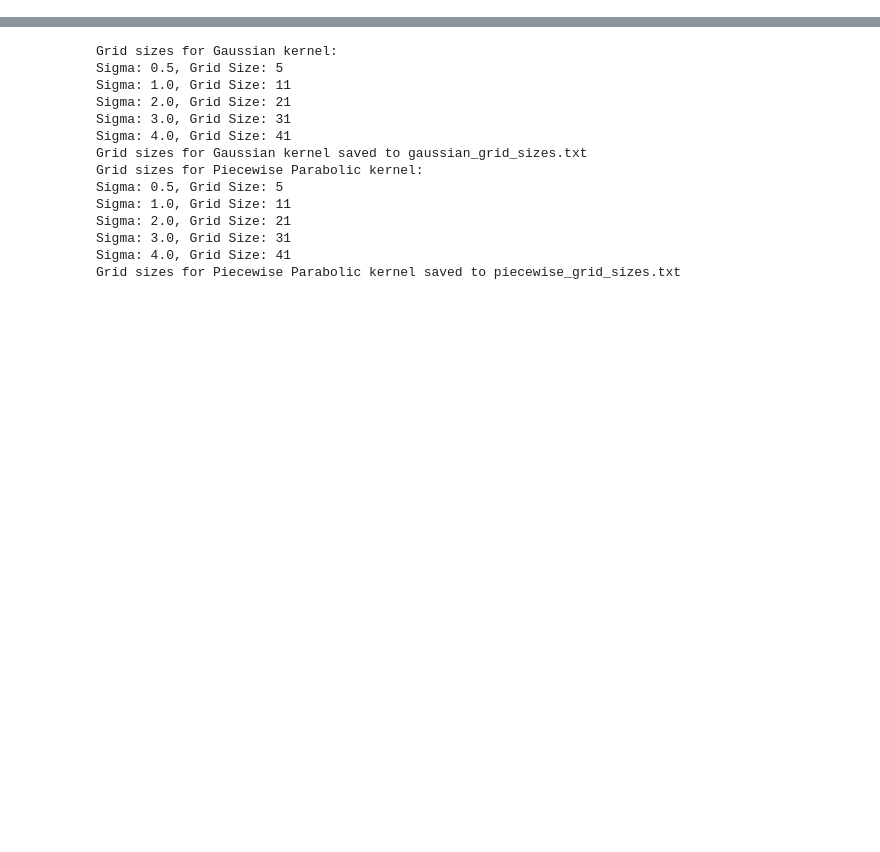
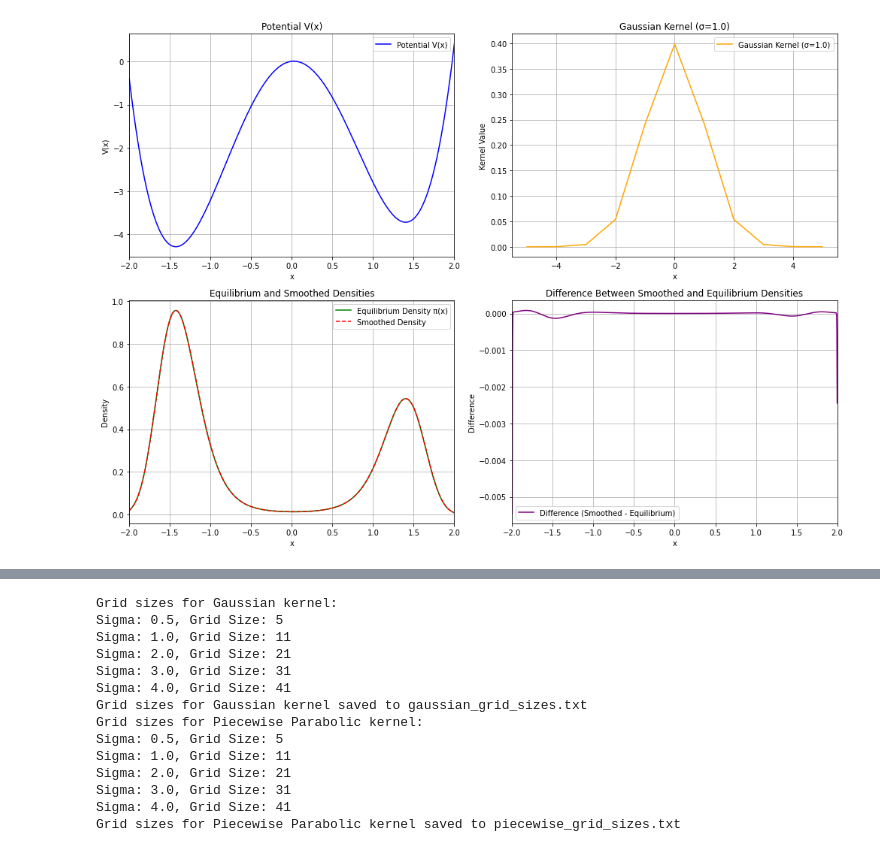
Before and after one commit to grarchana/bdld, a Jupyter notebook: trial/test2_1D_Gaussian_PiecewiseKernel.ipynb, the cells around one changed output, grey strips where cells are left out. Cells and saved outputs as stored; diff of their text form; code cells hidden in the pictures; blank space fills up the shorter version.

```diff
--- a/trial/test2_1D_Gaussian_PiecewiseKernel.ipynb
+++ b/trial/test2_1D_Gaussian_PiecewiseKernel.ipynb
@@ -81,3 +128,100 @@ plt.show()
+# %%
+import numpy as np
+import matplotlib.pyplot as plt
+from scipy.signal import convolve as scipy_convolve
+
+# Custom convolve function
+def convolve(g1, g2, mode="same", method="auto"):
+    """Perform convolution between two grids via scipy.signal.convolve."""
+    result = scipy_convolve(g1, g2, mode=mode, method=method)
+    stepsizes_product = 1  # Modify if stepsizes are known and consistent
+    result /= stepsizes_product
+    return result
+
+# Define the potential function V(x)
+def potential(x):
+    return x**4 - 4*x**2 + 0.2*x
+
+# Calculate the equilibrium density π(x)
+def equilibrium_density(x, beta=1.0):
+    V_x = potential(x)
+    Z = np.trapz(np.exp(-beta * V_x), x)  # Normalization constant
+    return np.exp(-beta * V_x) / Z
+
+# Create Gaussian kernel for convolution
+def gaussian_kernel(size, sigma):
+    kernel = np.linspace(-size, size, 2*size+1)
+    kernel = np.exp(-kernel**2 / (2 * sigma**2))
+    kernel /= np.sum(kernel)
+    return kernel
+
+# Parameters
+beta = 1.0
+x = np.linspace(-2, 2, 1000)
+sigma = 1.0  # Example value for sigma
+kernel_size = int(5 * sigma)  # Adjusted kernel size
+
+# Calculate equilibrium density
+pi_x = equilibrium_density(x, beta)
+gaussian_kernel_array = gaussian_kernel(kernel_size, sigma)
+
+# Perform Gaussian convolution to smooth the density
+smoothed_pi_x = convolve(pi_x, gaussian_kernel_array, mode='same')
+
+# Create subplots
+fig, axs = plt.subplots(2, 2, figsize=(14, 10))
+
+# Set the figure background color to white
+fig.patch.set_facecolor('white')
+
+# Plot the potential function
+axs[0, 0].plot(x, potential(x), label='Potential V(x)', color='blue')
+axs[0, 0].set_xlabel('x')
+axs[0, 0].set_ylabel('V(x)')
+axs[0, 0].set_title('Potential V(x)')
+axs[0, 0].legend()
+axs[0, 0].grid(True)
+axs[0, 0].set_xlim(-2, 2)
+
+# Plot the Gaussian kernel
+kernel_x = np.linspace(-kernel_size, kernel_size, len(gaussian_kernel_array))
+axs[0, 1].plot(kernel_x, gaussian_kernel_array, label=f'Gaussian Kernel (σ={sigma})', color='orange')
+axs[0, 1].set_xlabel('x')
+axs[0, 1].set_ylabel('Kernel Value')
+axs[0, 1].set_title(f'Gaussian Kernel (σ={sigma})')
+axs[0, 1].legend()
+axs[0, 1].grid(True)
+
+# Plot both equilibrium density and smoothed density
+axs[1, 0].plot(x, pi_x, label='Equilibrium Density π(x)', color='green')
+axs[1, 0].plot(x, smoothed_pi_x, label='Smoothed Density', color='red', linestyle='--')
+axs[1, 0].set_xlabel('x')
+axs[1, 0].set_ylabel('Density')
+axs[1, 0].set_title('Equilibrium and Smoothed Densities')
+axs[1, 0].legend()
+axs[1, 0].grid(True)
+axs[1, 0].set_xlim(-2, 2)
+
+# Compute the difference between the densities
+density_difference = smoothed_pi_x - pi_x
+
+# Plot the difference
+axs[1, 1].plot(x, density_difference, label='Difference (Smoothed - Equilibrium)', color='purple')
+axs[1, 1].set_xlabel('x')
+axs[1, 1].set_ylabel('Difference')
+axs[1, 1].set_title('Difference Between Smoothed and Equilibrium Densities')
+axs[1, 1].legend()
+axs[1, 1].grid(True)
+axs[1, 1].set_xlim(-2, 2)
+
+# Adjust layout and save the plots
+plt.tight_layout()
+plt.savefig('GaussianKernel_sigma_1.png', dpi=300, bbox_inches='tight', facecolor='white')
+
+# Display the figure with all plots
+plt.show()
+# %% [output]
+[figure, added]
 # %%
 import numpy as np
 import matplotlib.pyplot as plt
```
Also changed, not shown: parts of 9 cells of this notebook, 22 other files.
